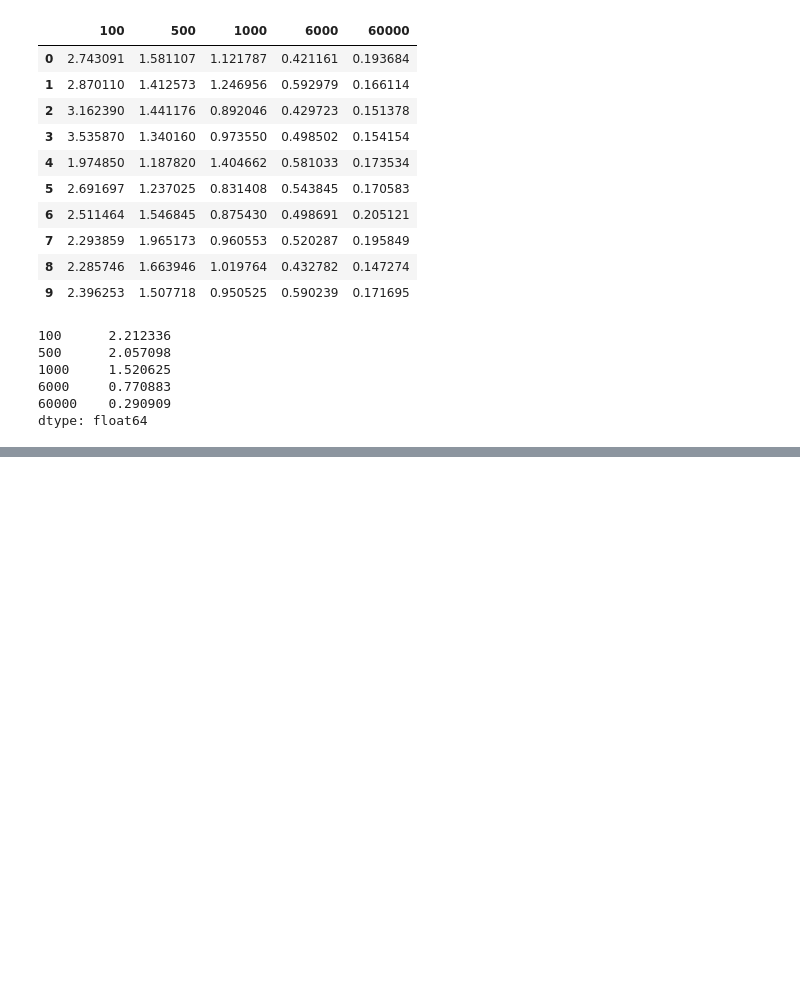
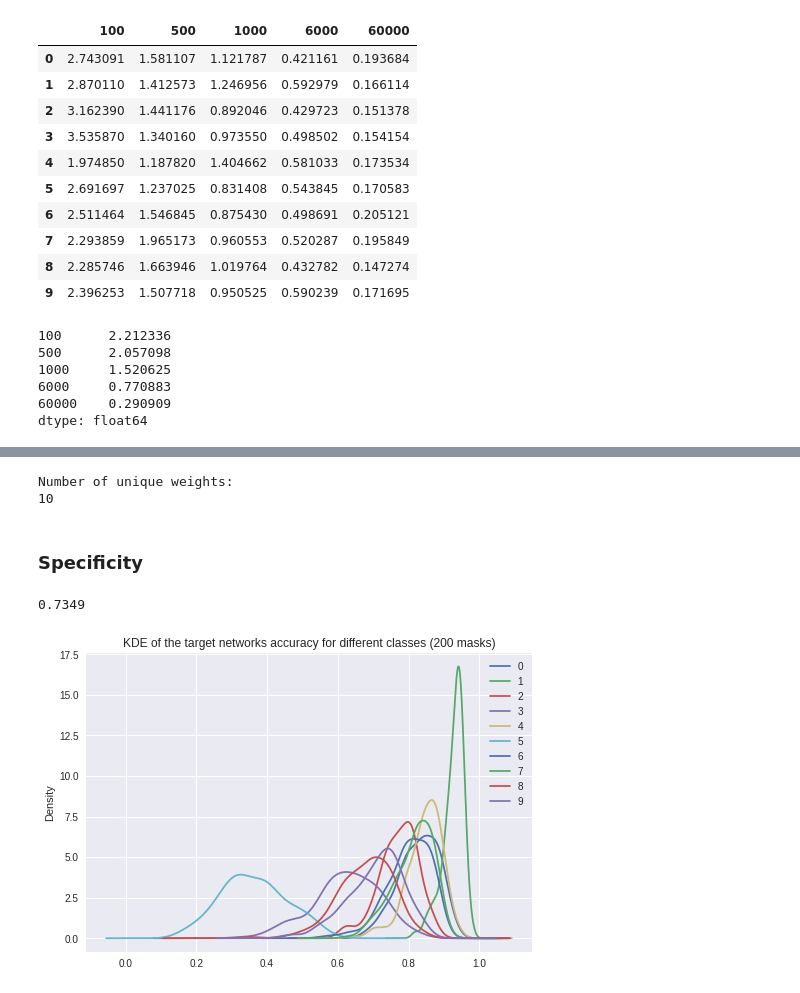
Before and after one commit to wwydmanski/hypernet-cnn, a Jupyter notebook: hypernet_training.ipynb, the cells around one changed output, grey strips where cells are left out. Cells and saved outputs as stored; diff of their text form; code cells hidden in the pictures; blank space fills up the shorter version.

Commit message:
feat: hypernet performance upgrades, decoupled learning notebook

```diff
--- a/hypernet_training.ipynb
+++ b/hypernet_training.ipynb
@@ -575,6 +559,7 @@ def train_loop(hypernet, optimizer, trainloader, data_size, epochs):
 
     train_loss = []
     test_loss = []
+    test_accs = []
     for epoch in range(epochs):
         total_loss = 0
         running_loss = 0.0
@@ -623,9 +608,10 @@ def train_loop(hypernet, optimizer, trainloader, data_size, epochs):
 
         test_loss.append(total_loss/i)
         print(f"Test acc: {correct/denom*100}, loss: {total_loss/i}")
+        test_accs.append(correct/denom*100)
         experiment.log_metric("test_accuracy", correct/len(testset)*100, step=epoch)
     experiment.end()
-    return correct/len(testset)*100, test_loss[-1]
+    return max(test_accs), min(test_loss)
 # %%
 batch_size = 32
 test_batch_size = 128
@@ -926,0 +1072,13 @@ plt.plot(nodes, acc)
+# %%
+all_weights = []
+for i, mask in enumerate(hypernet.test_mask):
+    t_weights = hypernet.craft_network(mask)
+    all_weights.append(t_weights.cpu().detach().numpy())
+# %%
+print("Number of unique weights:")
+print((np.unique(all_weights, axis=0, return_counts=True)[1]==1).sum())
+# %% [output]
+Number of unique weights:
+10
+# %% [markdown]
+### Specificity
@@ -926,0 +1087,50 @@ plt.plot(nodes, acc)
+# %%
+weights = hypernet.craft_network(hypernet.test_mask[1])
+nn = InsertableNet(weights, hypernet.mask_size, layers=[hypernet.node_hidden_size])
+preds = []
+labels = []
+for data, y_true, mask in testloader:
+    for i in range(mask.shape[0]):
+        mask[i] = hypernet.test_mask[1]
+
+    masked_data = data[mask.bool()].reshape((y_true.shape[0], -1))
+    y_hat = nn(masked_data.cuda()).argmax(axis=1)
+    preds.extend(y_hat.cpu().tolist())
+    labels.extend(y_true.tolist())
+accuracy_score(preds, labels)
+# %% [output]
+0.7349
+# %%
+accs = []
+class_precision = []
+
+for test_mask in tqdm(hypernet.test_mask):
+    preds = []
+    labels = []
+
+    weights = hypernet.craft_network(test_mask)
+    nn = InsertableNet(weights, hypernet.mask_size, layers=[hypernet.node_hidden_size])
+
+    for data, y_true, mask in testloader:
+        for i in range(mask.shape[0]):
+            mask[i] = test_mask
+
+        masked_data = data[mask.bool()].reshape((y_true.shape[0], -1))
+        y_hat = nn(masked_data.cuda()).argmax(axis=1)
+        preds.extend(y_hat.cpu().tolist())
+        labels.extend(y_true.tolist())
+
+    accs.append(accuracy_score(preds, labels))
+    precision = {}
+    matrix = confusion_matrix(preds, labels)
+    class_acc = (matrix*np.eye(matrix.shape[0])).sum(axis=0).astype(int)/matrix.sum(axis=0)
+    for i, acc in enumerate(class_acc):
+        precision[i] = acc
+
+    class_precision.append(precision)
+# %%
+plt.style.use("seaborn")
+pd.DataFrame(class_precision).plot.kde()
+plt.title("KDE of the target networks accuracy for different classes (200 masks)");
+# %% [output]
+[figure, added]
```
Also changed, not shown: parts of 45 cells of this notebook, 2 other files.
